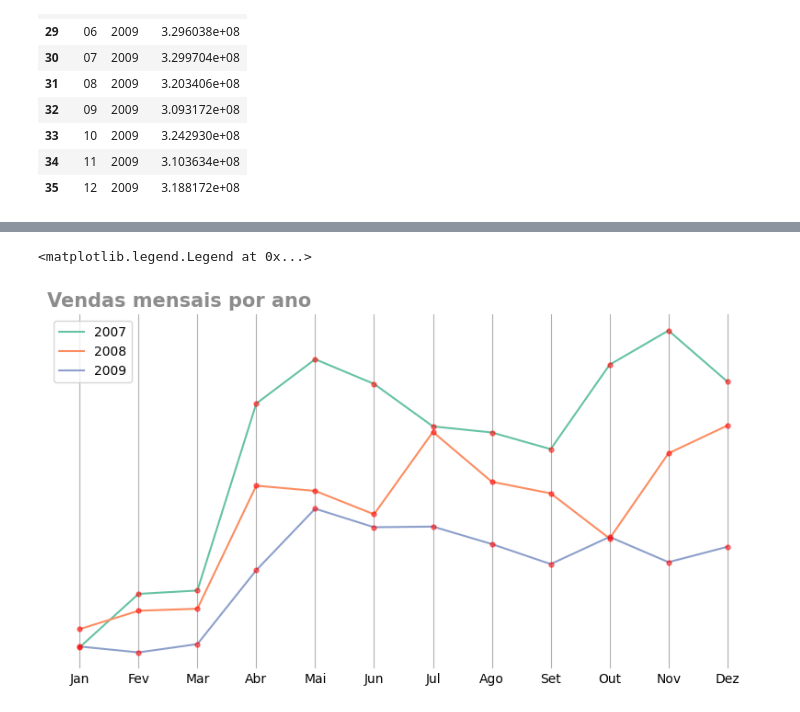
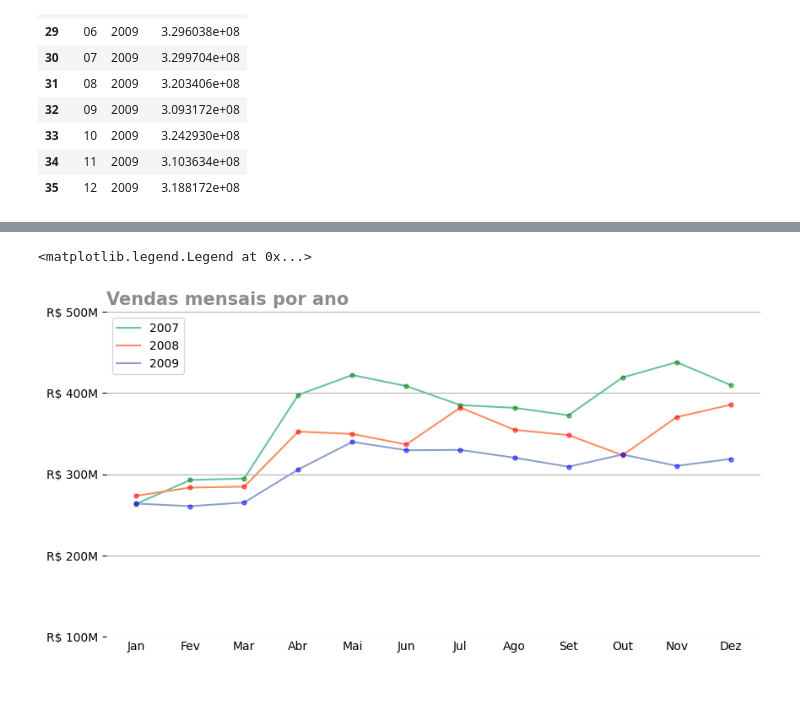
Before and after one commit to yurialexey-2001/analises-contoso, a Jupyter notebook: analise_vendas_por_mes/analise com python/vendas_por_mes.ipynb, the cells around one changed output, grey strips where cells are left out. Drawn from its saved outputs; the diff is of its cells as text; code cells hidden in the pictures.

```diff
--- a/analise_vendas_por_mes/analise com python/vendas_por_mes.ipynb
+++ b/analise_vendas_por_mes/analise com python/vendas_por_mes.ipynb
@@ -4,7 +4,7 @@ import pandas as pd
 import matplotlib.pyplot as plt
 import numpy as np
 
-conexao = ("Server=DESKTOP-OICCGK1;"
+conexao = ("Server= ;"#server ocultado
            "Driver=SQL Server;"
            "Database=ContosoRetailDW;"
            "Trusted connection=yes")
@@ -121,24 +100,25 @@ plt.box(False)
 # %%
 plt.figure(figsize=(10,5))
 plt.title("Vendas mensais por ano",fontsize=15,color="gray",alpha=0.9,loc="left",fontweight="bold")
 plt.box(False)
-plt.grid(True)
+plt.grid(axis="y")
 
 
 plt.plot(meses,vendas_2007["Total Faturado"],label="2007")
-plt.scatter(meses,vendas_2007["Total Faturado"],zorder=5,s=13,color="red",alpha=0.5)
+plt.scatter(meses,vendas_2007["Total Faturado"],zorder=5,s=13,color="green",alpha=0.5)
 
 plt.plot(meses,vendas_2008["Total Faturado"],label="2008")
 plt.scatter(meses,vendas_2008["Total Faturado"],zorder=5,s=13,color="red",alpha=0.5)
 
 plt.plot(meses,vendas_2009["Total Faturado"],label="2009")
-plt.scatter(meses,vendas_2009["Total Faturado"],zorder=5,s=13,color="red",alpha=0.5)
+plt.scatter(meses,vendas_2009["Total Faturado"],zorder=5,s=13,color="blue",alpha=0.5)
 
 plt.tick_params("x",length=0)
 plt.xticks(meses,["Jan","Fev","Mar","Abr","Mai","Jun","Jul","Ago","Set","Out","Nov","Dez"])
-plt.yticks([])
+plt.yticks([100000000,200000000,300000000,400000000,500000000],["R$ 100M","R$ 200M","R$ 300M","R$ 400M","R$ 500M"])
+
 
 plt.legend()
 # %% [output]
 <matplotlib.legend.Legend at 0x...>
-[figure, old version]
+[figure, new version]
```
Also changed, not shown: parts of 2 cells of this notebook.
